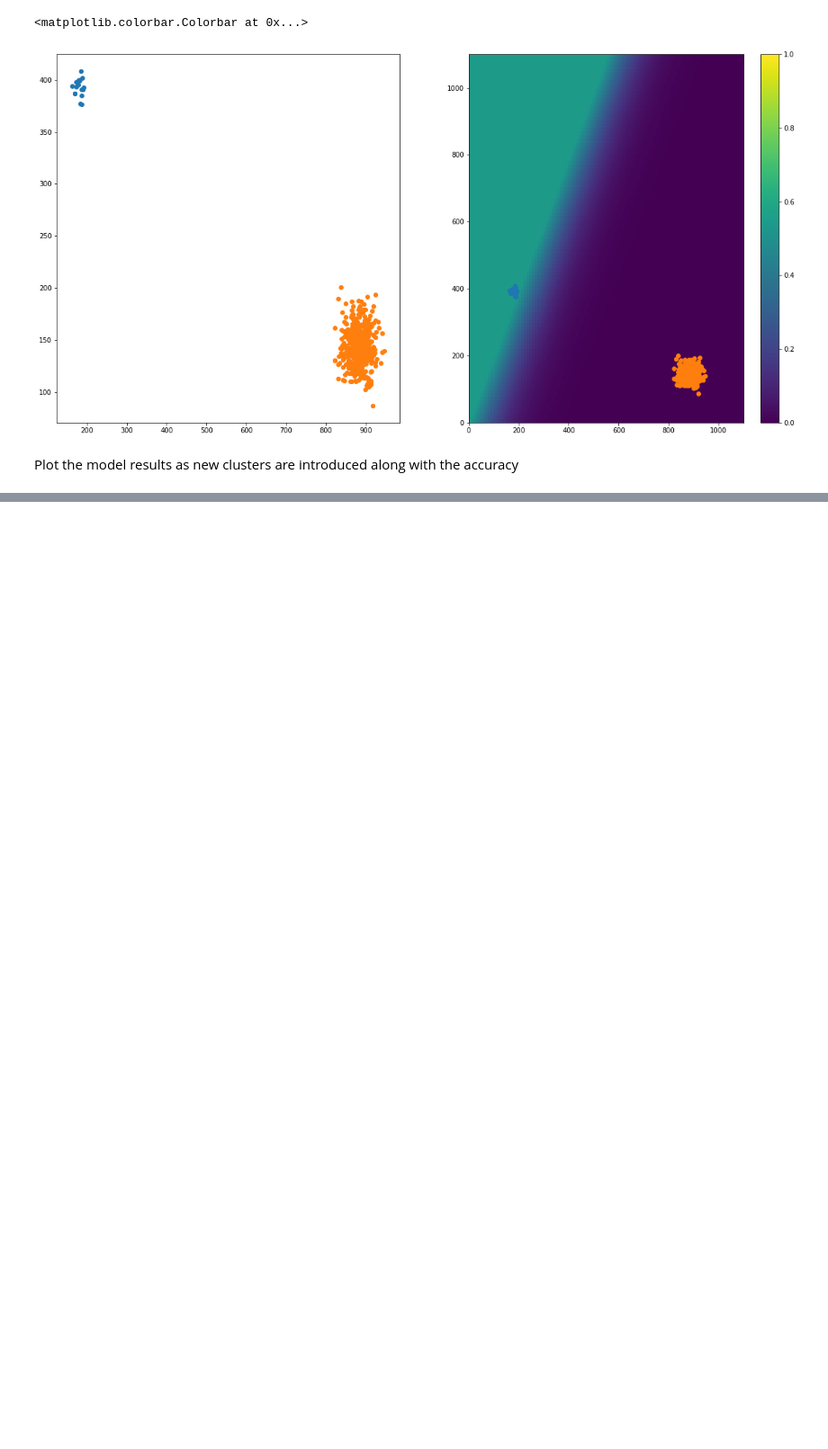
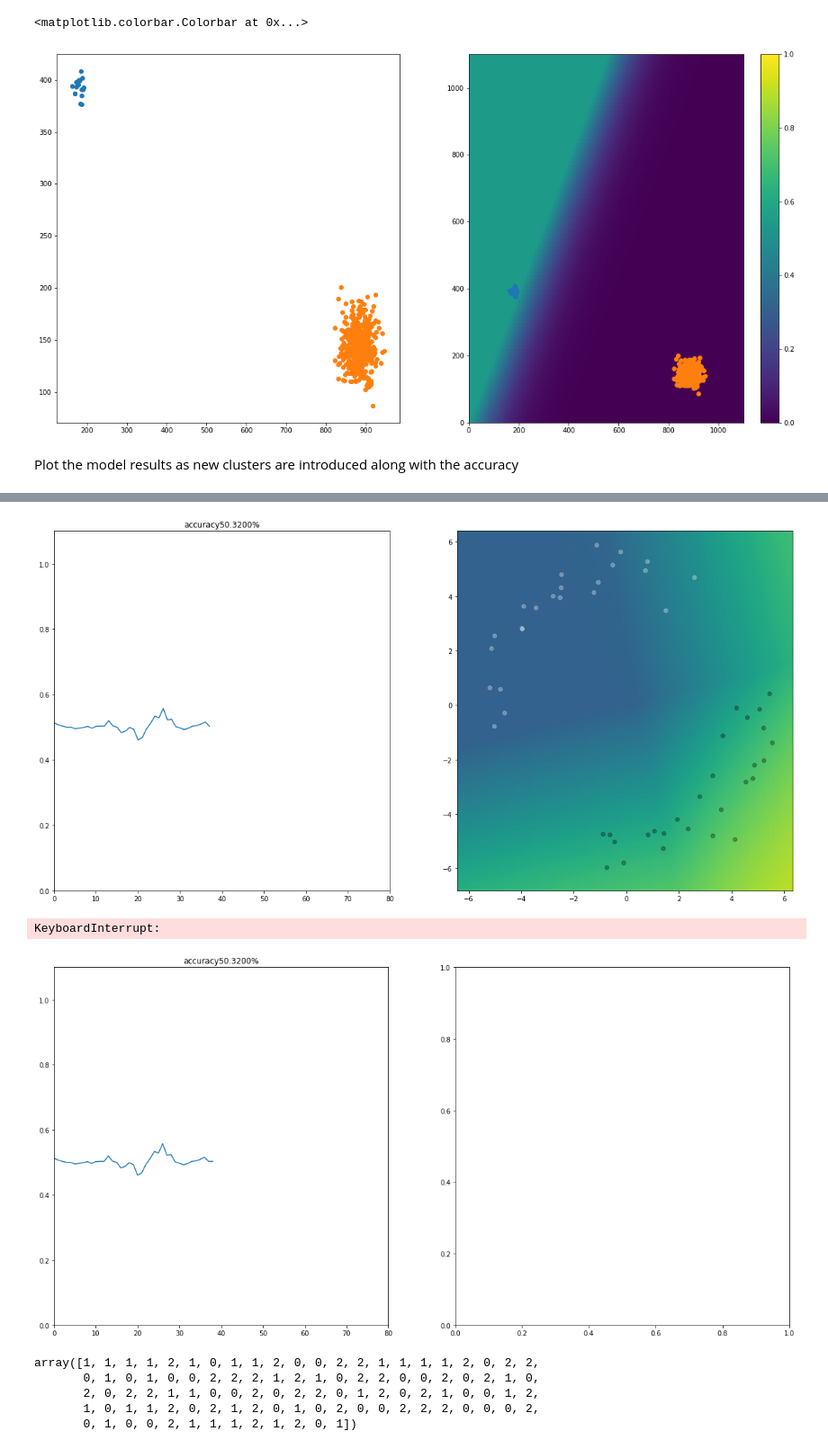
Before and after one commit to AndreasAlam/olac, a Jupyter notebook: notebooks/sbe_vis_demo_dev.ipynb, the cells around one changed output, grey strips where cells are left out. Shown: that part at 90% size. Cells and saved outputs as stored; diff of their text form; code cells hidden in the pictures; blank space fills up the shorter version.

```diff
--- a/notebooks/sbe_vis_demo_dev.ipynb
+++ b/notebooks/sbe_vis_demo_dev.ipynb
@@ -338,0 +386,16 @@ for m in np.arange(10, int(len(PP_data['time'])/step_size)):
+# %%
+vis.main_function(pc.Perceptron(), roving_balls, 2000, 'accuracy',
+                window=50, balls=2, period=150, radius=4,
+                                   vars=0.5, center=(1,1))
+# %% [output]
+[figure, added]
+KeyboardInterrupt:
+[figure, added]
+# %%
+np.arange()
+# %% [output]
+array([1, 1, 1, 1, 2, 1, 0, 1, 1, 2, 0, 0, 2, 2, 1, 1, 1, 1, 2, 0, 2, 2,
+       0, 1, 0, 1, 0, 0, 2, 2, 2, 1, 2, 1, 0, 2, 2, 0, 0, 2, 0, 2, 1, 0,
+       2, 0, 2, 2, 1, 1, 0, 0, 2, 0, 2, 2, 0, 1, 2, 0, 2, 1, 0, 0, 1, 2,
+       1, 0, 1, 1, 2, 0, 2, 1, 2, 0, 1, 0, 2, 0, 0, 2, 2, 2, 0, 0, 0, 2,
+       0, 1, 0, 0, 2, 1, 1, 1, 2, 1, 2, 0, 1])
```
Also changed, not shown: parts of 12 cells of this notebook, 2 other files.
